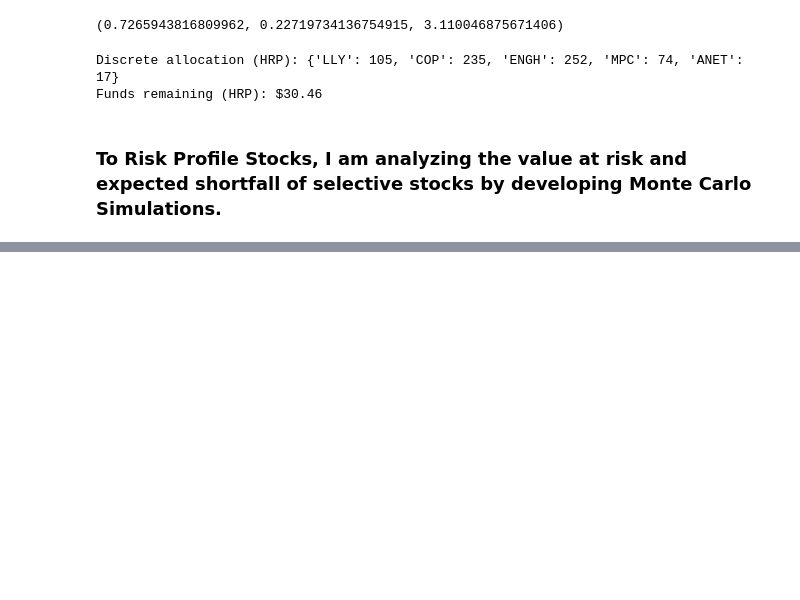
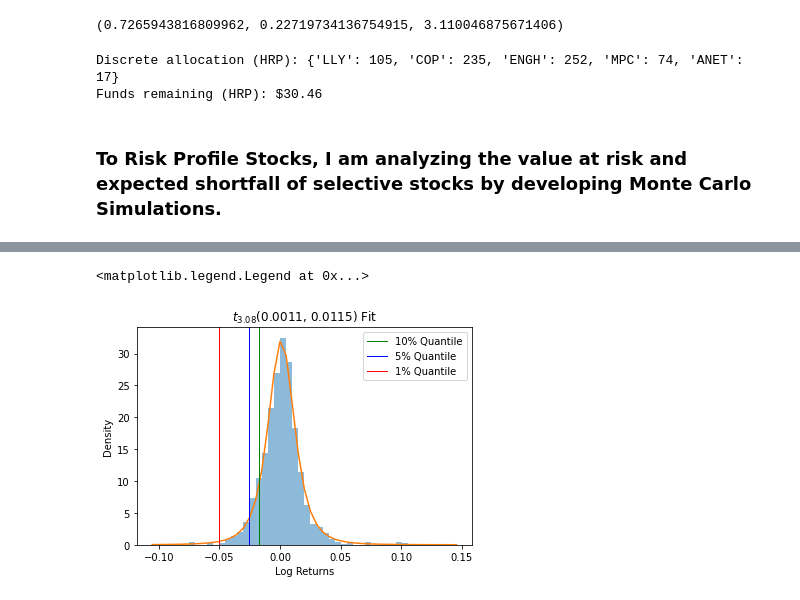
Before and after one commit to sparikh099/HackPHS-2022---Algorithmic-Trading-Bot-Using-Machine-Learning, a Jupyter notebook: StockResearch.ipynb, the cells around one changed output, grey strips where cells are left out. Cells and saved outputs as stored; diff of their text form; code cells hidden in the pictures; blank space fills up the shorter version.

```diff
--- a/StockResearch.ipynb
+++ b/StockResearch.ipynb
@@ -253,0 +262,29 @@ URLError: <urlopen error [SSL: CERTIFICATE_VERIFY_FAILED] certificate verify fai
+# %%
+from scipy.stats import t
+import statsmodels.api as sm
+
+# plotting histogram
+plt.hist(llyLogRet, bins=50, density=1, alpha=0.5)
+df, loc, scale = stats.t.fit(llyLogRet)
+plt.plot(bins, t.pdf(bins, df, loc, scale))
+plt.title("$t_{"+str(np.round(df,2))+"}$"+"("+str(np.round(loc,4))+', '+str(np.round(scale,4))+") Fit")
+plt.xlabel("Log Returns"); plt.ylabel("Density")
+
+# calculating 10%, 5%, 1% quantiles
+quantile_10 = t.ppf(0.1, df_t, loc_t, scale_t)
+quantile_5 = t.ppf(0.05, df_t, loc_t, scale_t)
+quantile_1 = t.ppf(0.01, df_t, loc_t, scale_t)
+
+# calculating 10%, 5%, 1% VaR
+rVaR_10 = -(np.exp(quantile_10)-1)
+rVaR_5 = -(np.exp(quantile_5)-1)
+rVaR_1 = -(np.exp(quantile_1)-1)
+
+# plotting the cutoff of VaR
+plt.axvline(quantile_10, color='green', linewidth=1, label='10% Quantile')
+plt.axvline(quantile_5, color='blue', linewidth=1, label='5% Quantile')
+plt.axvline(quantile_1, color='red', linewidth=1, label='1% Quantile')
+plt.legend()
+# %% [output]
+<matplotlib.legend.Legend at 0x...>
+[figure, added]
```
Also changed, not shown: parts of 26 cells of this notebook.
